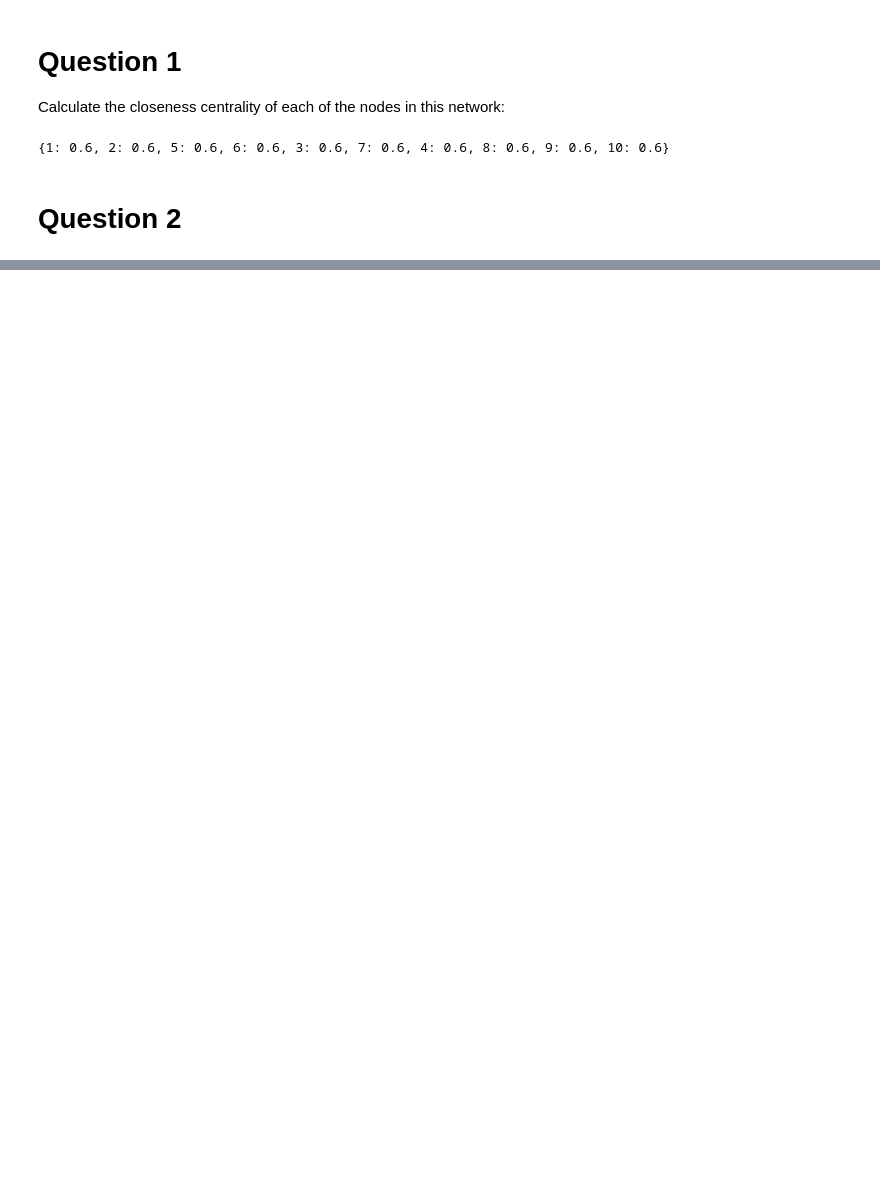
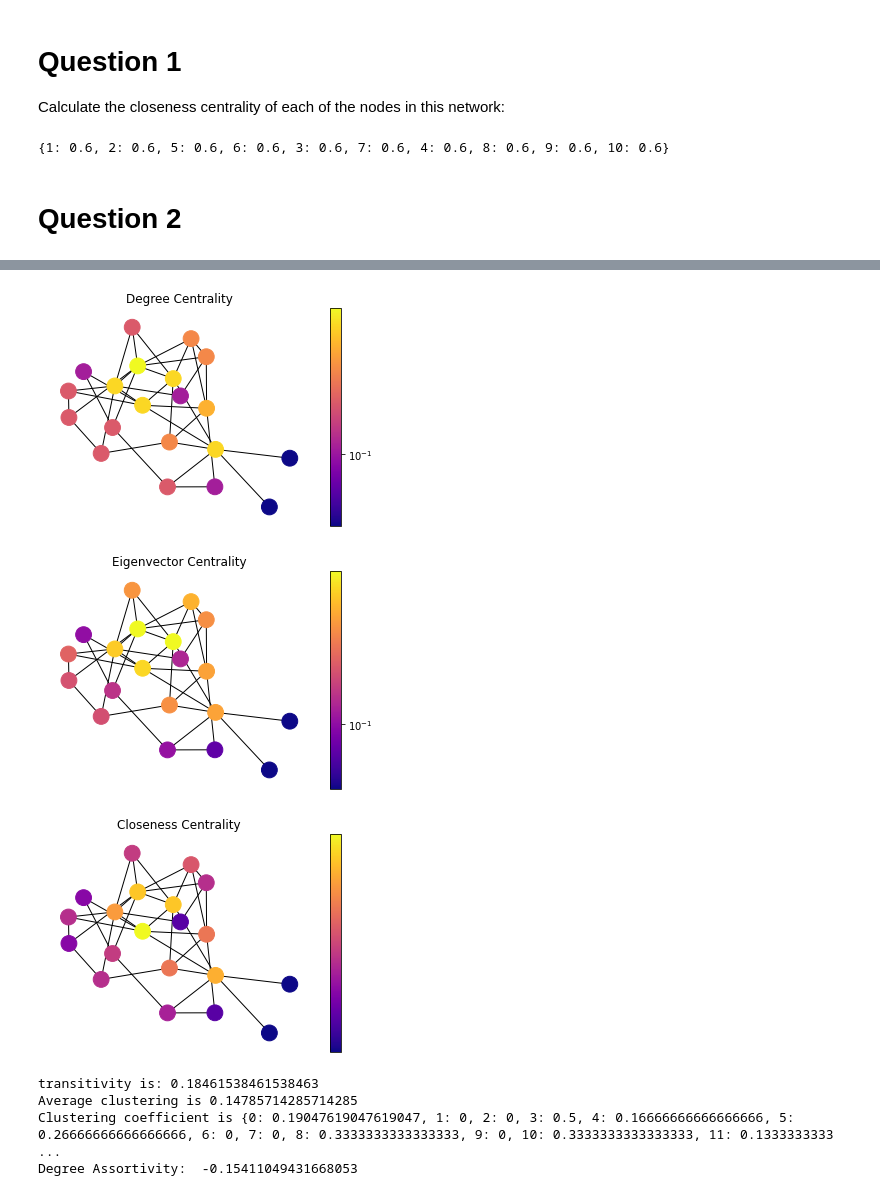
Before and after one commit to WDaugherty/ECE-5260, a Jupyter notebook: HW5/HW5_Notebook.ipynb, the cells around one changed output, grey strips where cells are left out. Cells and saved outputs as stored; diff of their text form; code cells hidden in the pictures; blank space fills up the shorter version.

```diff
--- a/HW5/HW5_Notebook.ipynb
+++ b/HW5/HW5_Notebook.ipynb
@@ -33,0 +132,10 @@ nx.transitivity(G2)
+# %%
+metrics(0.2)
+# %% [output]
+[figure, added]
+[figure, added]
+[figure, added]
+transitivity is: 0.18461538461538463
+Average clustering is 0.14785714285714285
+Clustering coefficient is {0: 0.19047619047619047, 1: 0, 2: 0, 3: 0.5, 4: 0.16666666666666666, 5: 0.26666666666666666, 6: 0, 7: 0, 8: 0.3333333333333333, 9: 0, 10: 0.3333333333333333, 11: 0.1333333333 ...
+Degree Assortivity:  -0.15411049431668053
```
Also changed, not shown: parts of 17 cells of this notebook, 7 other files.
